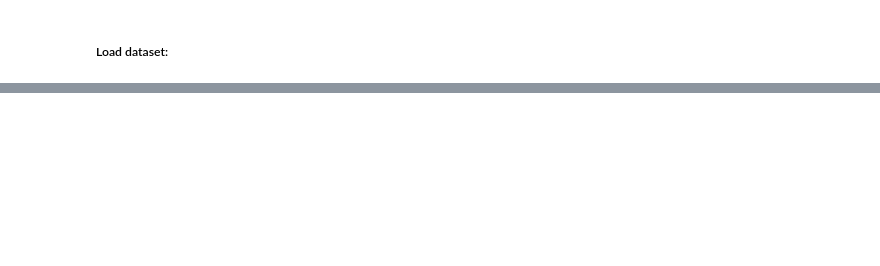
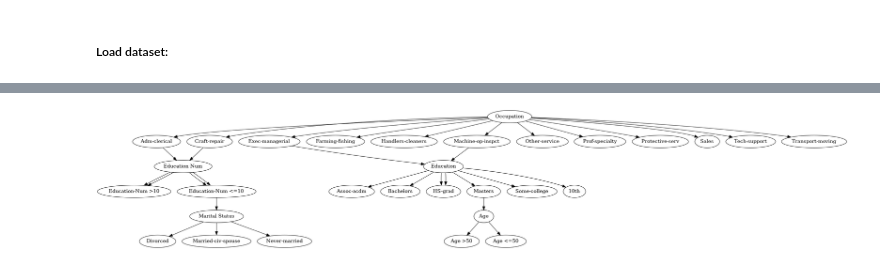
Before and after one commit to ysraell/random-forest-lab, a Jupyter notebook: RFCPY/exemplo1.ipynb, the cells around one changed output, grey strips where cells are left out. Cells and saved outputs as stored; diff of their text form; code cells hidden in the pictures; blank space fills up the shorter version.

```diff
--- a/RFCPY/exemplo1.ipynb
+++ b/RFCPY/exemplo1.ipynb
@@ -423,0 +413,8 @@ test_step(test_data,tree)
+# %%
+n_samples=40
+forest = list()
+M = 10
+for m in range(0,M):
+    print(str(m+1)+'/'+str(M))
+    train_bag = amostra_dados(train_data,n_samples)
+    forest.append(buildtree(train_bag,T_pro=0.8, T_pro_num=0.8))
@@ -423,0 +458,4 @@ test_step(test_data,tree)
+# %%
+mostra_tree_graph(forest[4])
+# %% [output]
+[figure, added]
```
Also changed, not shown: parts of 16 cells of this notebook, 2 other files.
